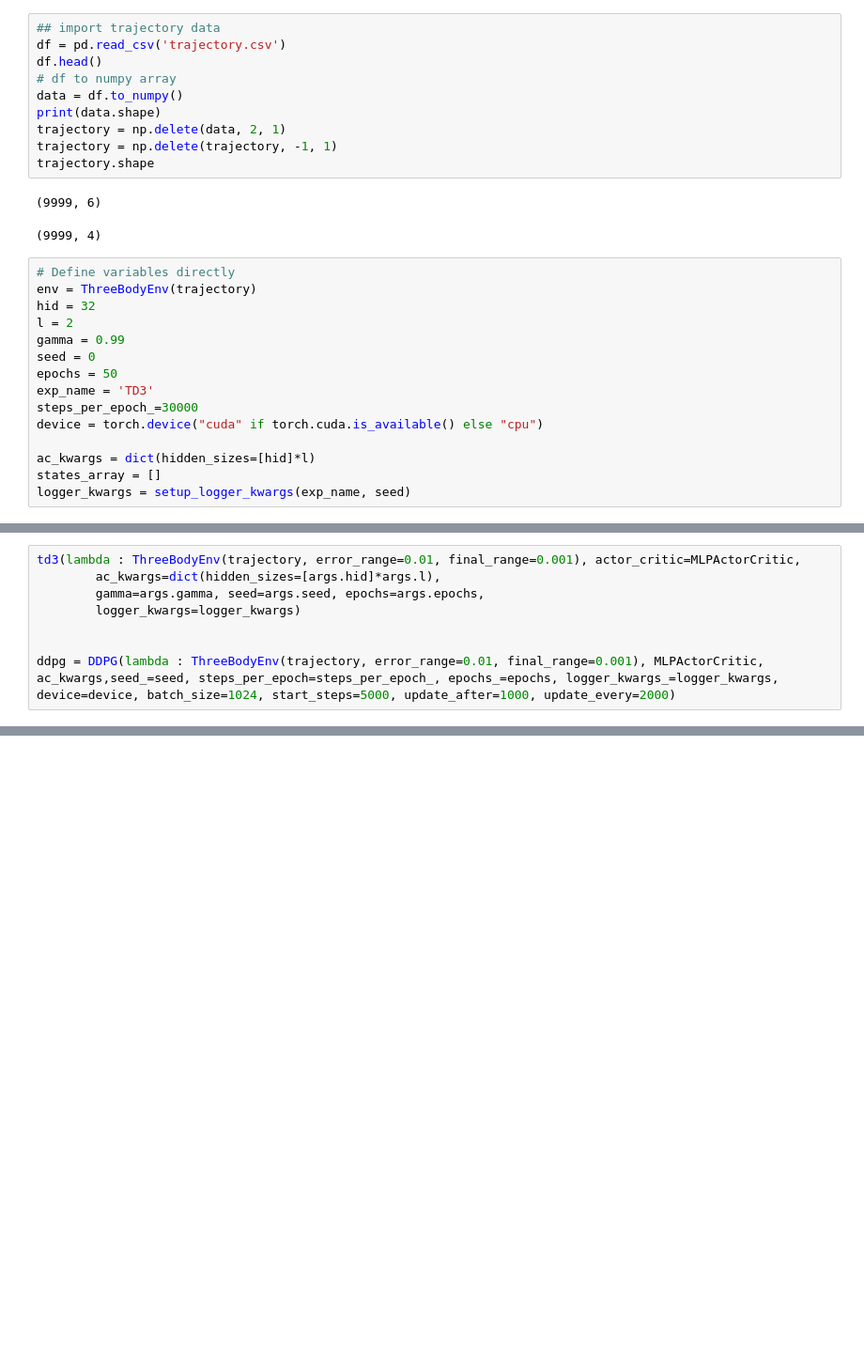
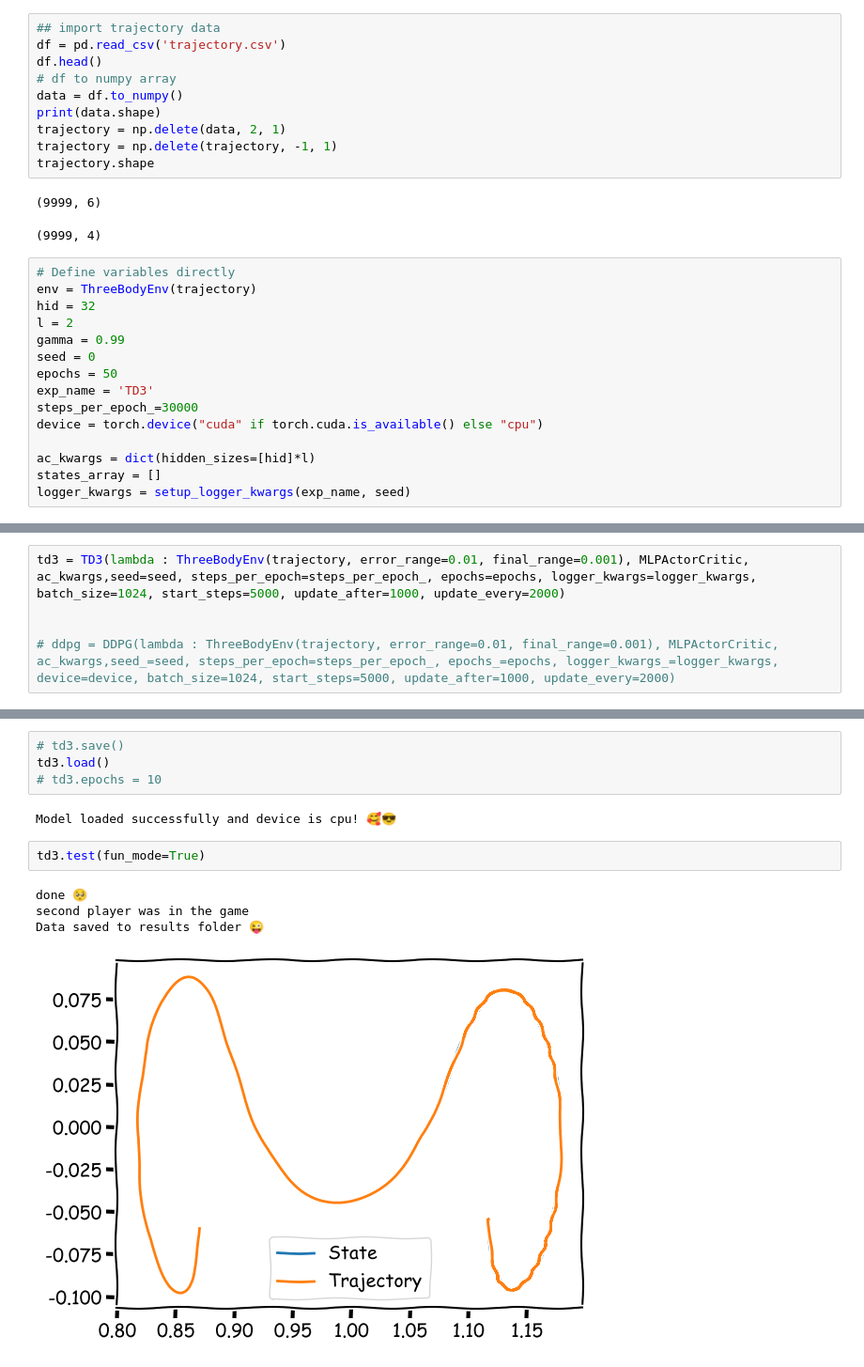
Before and after one commit to alibaniasad1999/master-thesis, a Jupyter notebook: Code/Python/TBP/TD3/TD3_TBP.ipynb, the cells around one changed output, grey strips where cells are left out. Shown at 94% size. Saved outputs shown, nothing was run; the diff lists cells and outputs as text; blank space fills up the shorter version.

```diff
--- a/Code/Python/TBP/TD3/TD3_TBP.ipynb
+++ b/Code/Python/TBP/TD3/TD3_TBP.ipynb
@@ -505,8 +111,5 @@ logger_kwargs = setup_logger_kwargs(exp_name, seed)
 # %%
-td3(lambda : ThreeBodyEnv(trajectory, error_range=0.01, final_range=0.001), actor_critic=MLPActorCritic,
-        ac_kwargs=dict(hidden_sizes=[args.hid]*args.l),
-        gamma=args.gamma, seed=args.seed, epochs=args.epochs,
-        logger_kwargs=logger_kwargs)
+td3 = TD3(lambda : ThreeBodyEnv(trajectory, error_range=0.01, final_range=0.001), MLPActorCritic, ac_kwargs,seed=seed, steps_per_epoch=steps_per_epoch_, epochs=epochs, logger_kwargs=logger_kwargs, batch_size=1024, start_steps=5000, update_after=1000, update_every=2000)
 
 
-ddpg = DDPG(lambda : ThreeBodyEnv(trajectory, error_range=0.01, final_range=0.001), MLPActorCritic, ac_kwargs,seed_=seed, steps_per_epoch=steps_per_epoch_, epochs_=epochs, logger_kwargs_=logger_kwargs, device=device, batch_size=1024, start_steps=5000, update_after=1000, update_every=2000)
+# ddpg = DDPG(lambda : ThreeBodyEnv(trajectory, error_range=0.01, final_range=0.001), MLPActorCritic, ac_kwargs,seed_=seed, steps_per_epoch=steps_per_epoch_, epochs_=epochs, logger_kwargs_=logger_kwargs, device=device, batch_size=1024, start_steps=5000, update_after=1000, update_every=2000)
@@ -512,0 +134,13 @@ ddpg = DDPG(lambda : ThreeBodyEnv(trajectory, error_range=0.01, final_range=0.00
+# %%
+# td3.save()
+td3.load()
+# td3.epochs = 10
+# %% [output]
+Model loaded successfully and device is cpu! 🥰😎
+# %%
+td3.test(fun_mode=True)
+# %% [output]
+done 🥺
+second player was in the game
+Data saved to results folder 😜
+[figure, added]
```
Also changed, not shown: parts of 10 cells of this notebook, 9 other files.
